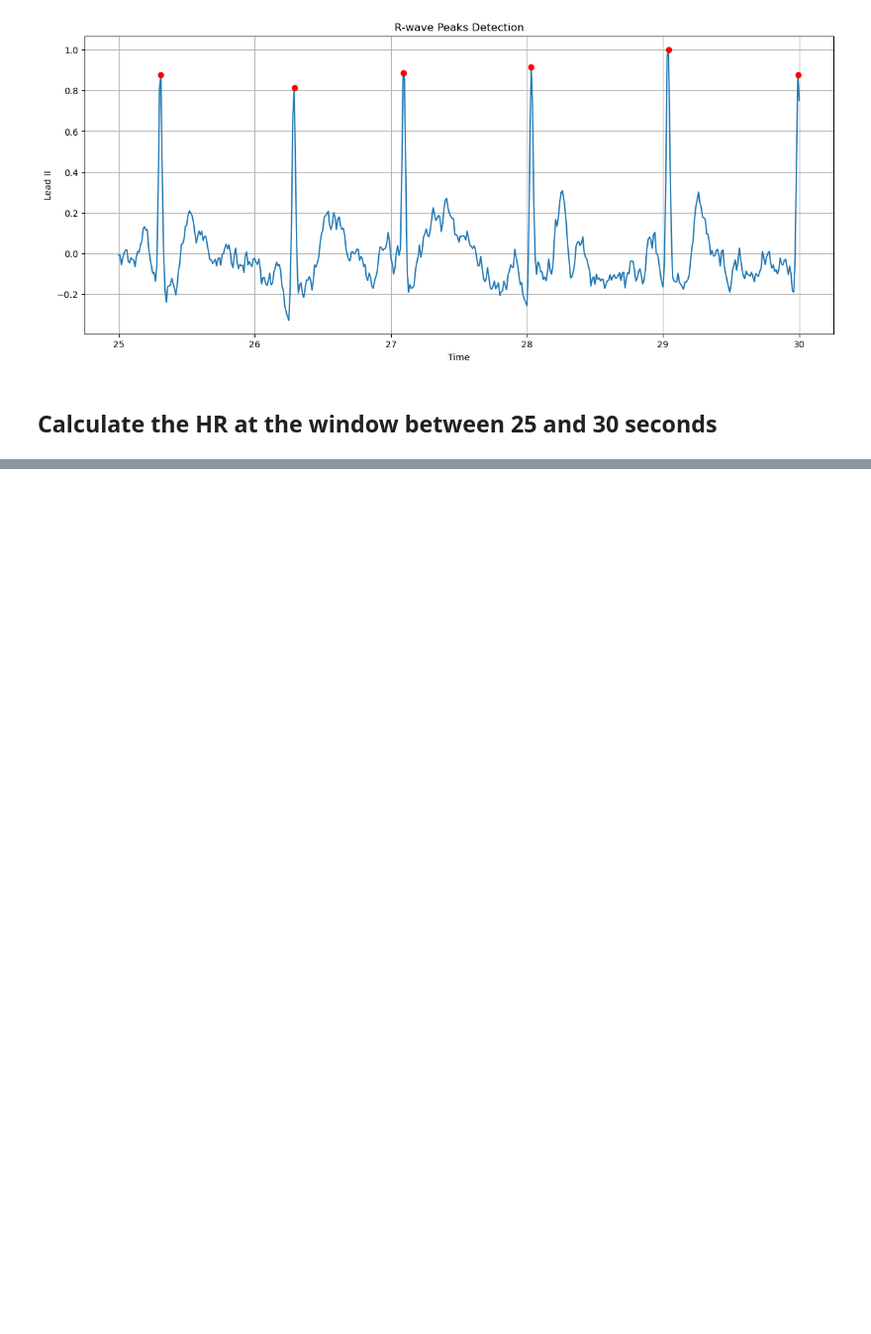
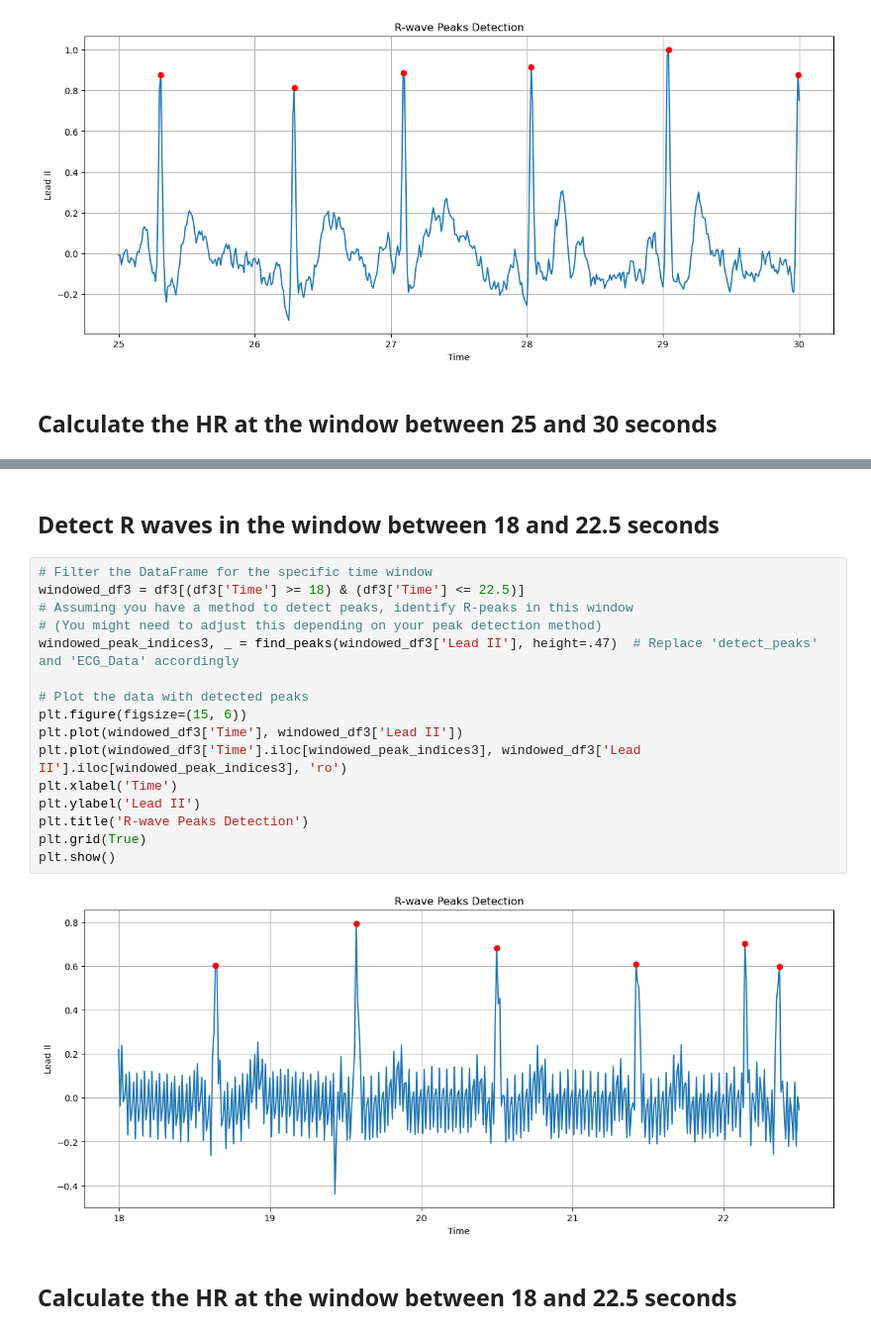
Before and after one commit to ProfOak7/Bio125, a Jupyter notebook: lab11/Lab11_Divers_Reflex.ipynb, the cells around one changed output, grey strips where cells are left out. Shown at 99% size. Cells and saved outputs as stored; diff of their text form; blank space fills up the shorter version.

```diff
--- a/lab11/Lab11_Divers_Reflex.ipynb
+++ b/lab11/Lab11_Divers_Reflex.ipynb
@@ -160,0 +215,22 @@ Heart rate in the window: 64.10 BPM
+# %% [markdown]
+## Detect R waves in the window between 18 and 22.5 seconds
+# %%
+# Filter the DataFrame for the specific time window
+windowed_df3 = df3[(df3['Time'] >= 18) & (df3['Time'] <= 22.5)]
+# Assuming you have a method to detect peaks, identify R-peaks in this window
+# (You might need to adjust this depending on your peak detection method)
+windowed_peak_indices3, _ = find_peaks(windowed_df3['Lead II'], height=.47)  # Replace 'detect_peaks' and 'ECG_Data' accordingly
+
+# Plot the data with detected peaks
+plt.figure(figsize=(15, 6))
+plt.plot(windowed_df3['Time'], windowed_df3['Lead II'])
+plt.plot(windowed_df3['Time'].iloc[windowed_peak_indices3], windowed_df3['Lead II'].iloc[windowed_peak_indices3], 'ro')
+plt.xlabel('Time')
+plt.ylabel('Lead II')
+plt.title('R-wave Peaks Detection')
+plt.grid(True)
+plt.show()
+# %% [output]
+[figure, added]
+# %% [markdown]
+## Calculate the HR at the window between 18 and 22.5 seconds
```
Also changed, not shown: parts of 21 cells of this notebook.
